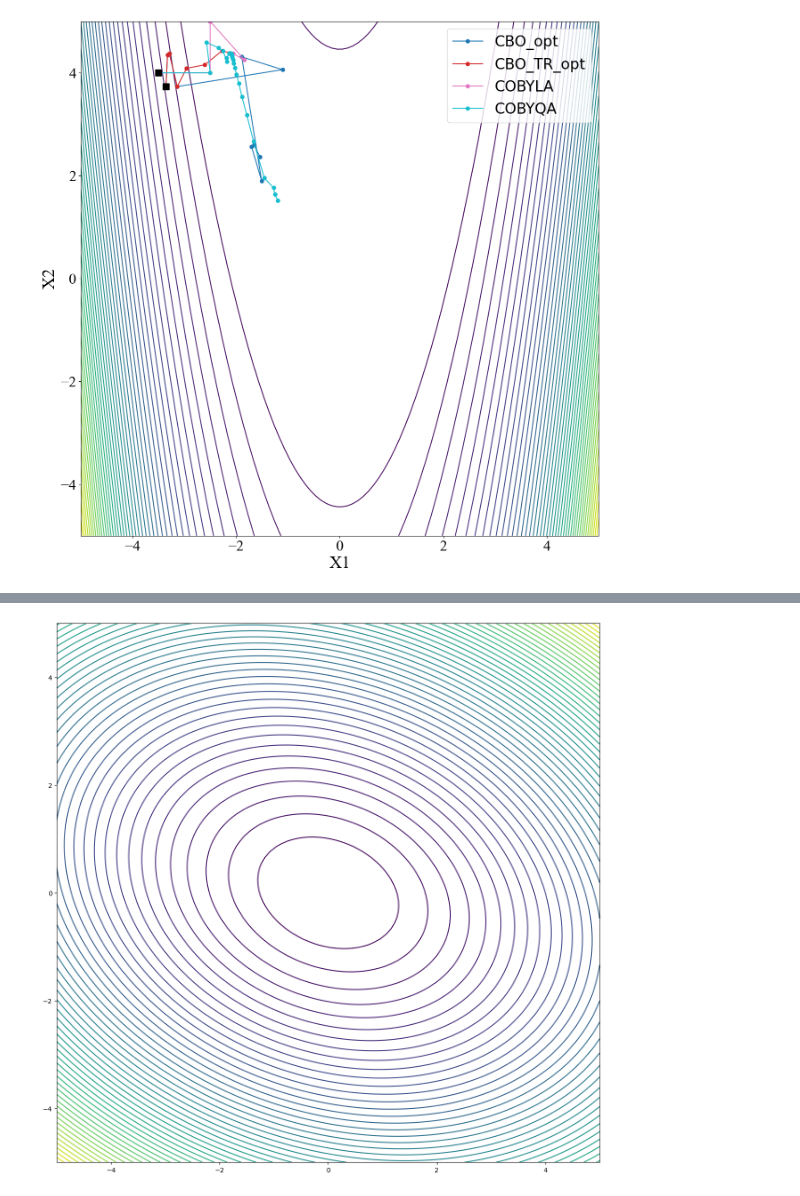
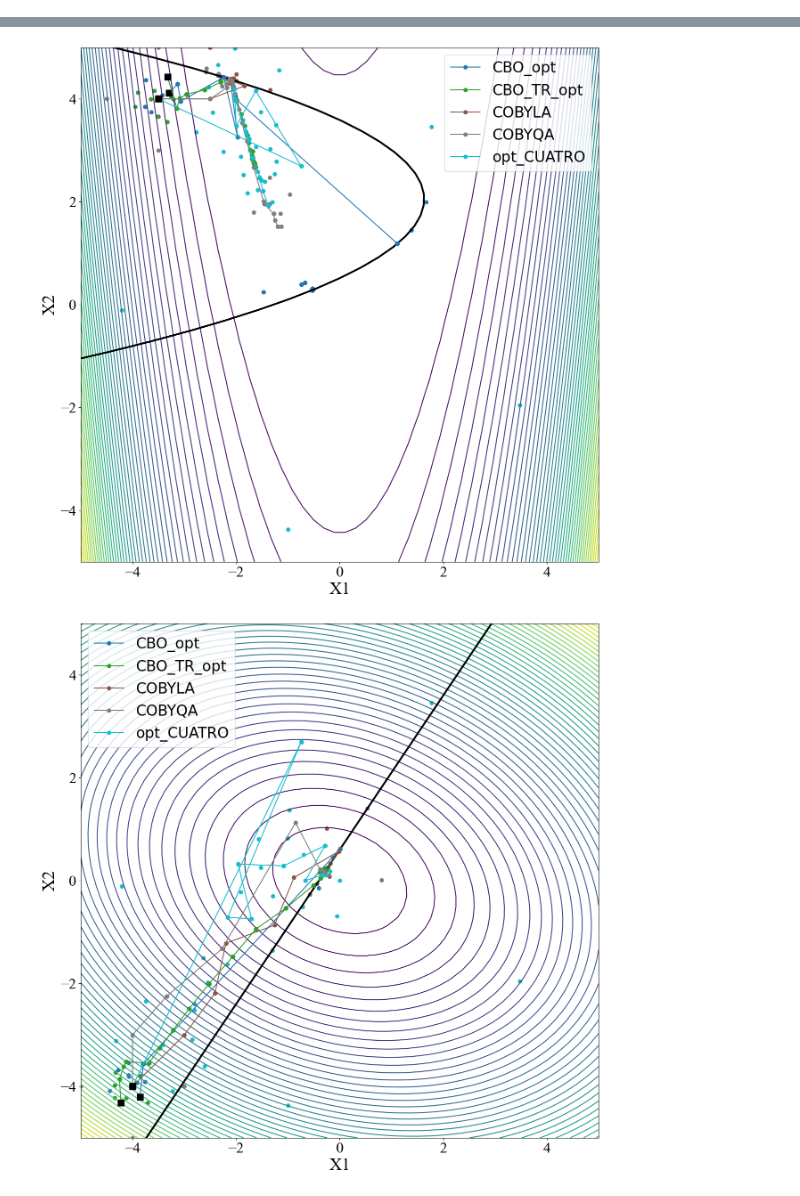
Before and after one commit to OptiMaL-PSE-Lab/DDO-4-ChemEng, a Jupyter notebook: Benchmarking/02_constrained/02_con_qualitative_plot_contours.ipynb, the cells around one changed output, grey strips where cells are left out. Cells and saved outputs as stored; diff of their text form; code cells hidden in the pictures.

```diff
--- a/Benchmarking/02_constrained/02_con_qualitative_plot_contours.ipynb
+++ b/Benchmarking/02_constrained/02_con_qualitative_plot_contours.ipynb
@@ -8,10 +8,10 @@ from ENTMOOT import *
 # %%
 alg_list = [
-    # CBO_opt,
-    # CBO_TR_opt,
-    COBYLA,
-    COBYQA,
-    # opt_ENTMOOT
+    CBO_opt, # len_f = 92, len_g = 69, there are 11 starter points, for some reason in Matyas fkt nur 84
+    CBO_TR_opt,
+    COBYLA, # constrain evaluations are one more than function evaluations. The first 'none' in constraint evaluations has to be removed
+    COBYQA, # constraint evaluations match function evaluations
+    opt_CUATRO # constraint evaluations match function evaluations
 ]
 
 N_x_ = 2                                                    # number of input dimensions
@@ -22,9 +22,9 @@ func_list = [
     'Matyas_f',
 ]
 i_rep = 0
-f_eval_ = 40                                                 # length of trajectory (function evaluation budget). This has to be more than 10, since we're using 10 points to sample for the initial GPs
 track_x = True
-bounds_ = [[-5., 5.], [-5., 5.]] # x1 bounds, x2 bounds these are taken from the benchmarking routine
+# bounds_ = [[-5, 5],[-5, 5]] # x1 bounds, x2 bounds these are taken from the benchmarking routine
+bounds_             = np.array([[-5,5] for i in range(N_x_)])
 TR_plot       = False
 x_shift_origin = np.array([[0],[0]]) # when wanting to not shift the objective function
 
@@ -33,6 +33,9 @@ x_shift_origin = np.array([[0],[0]]) # when wanting to not shift the objective f
 #         t_ = Test_function(func_, n_x=N_x_, track_x=track_x)
 #         a, b, team_names, cids, X_opt_plot, TR_l, xnew, backtrck_l, samples_number = alg_(t_, N_x_, bounds_, f_eval_, i_rep)
 #         ML4CE_con_contours(t_, alg_, bounds_, X_opt_plot, xnew, samples_number, func_, TR_plot, TR_l, SafeFig = False)
+
+DataSave = False
+directory_name = 'images/trajectory_plots_2D'
 # %%
-ML4CE_con_contour_allin1(func_list, alg_list, N_x_, x_shift_origin, bounds_, i_rep, bounds_plot=bounds_, SafeFig=False)
+ML4CE_con_contour_allin1(func_list, alg_list, N_x_, x_shift_origin, bounds_, i_rep, bounds_plot=bounds_, directory_name=directory_name, SafeFig=DataSave)
 # %% [output]
@@ -75 +55,0 @@ note: remember constraints are set as positive, so they should be set as -g(x)
-[figure, old version]
@@ -91 +123,2 @@ KeyboardInterrupt:
+[figure, new version]
-[figure, old version]
+[figure, new version]
```
Also changed, not shown: parts of 2 cells of this notebook, 31 other files.
